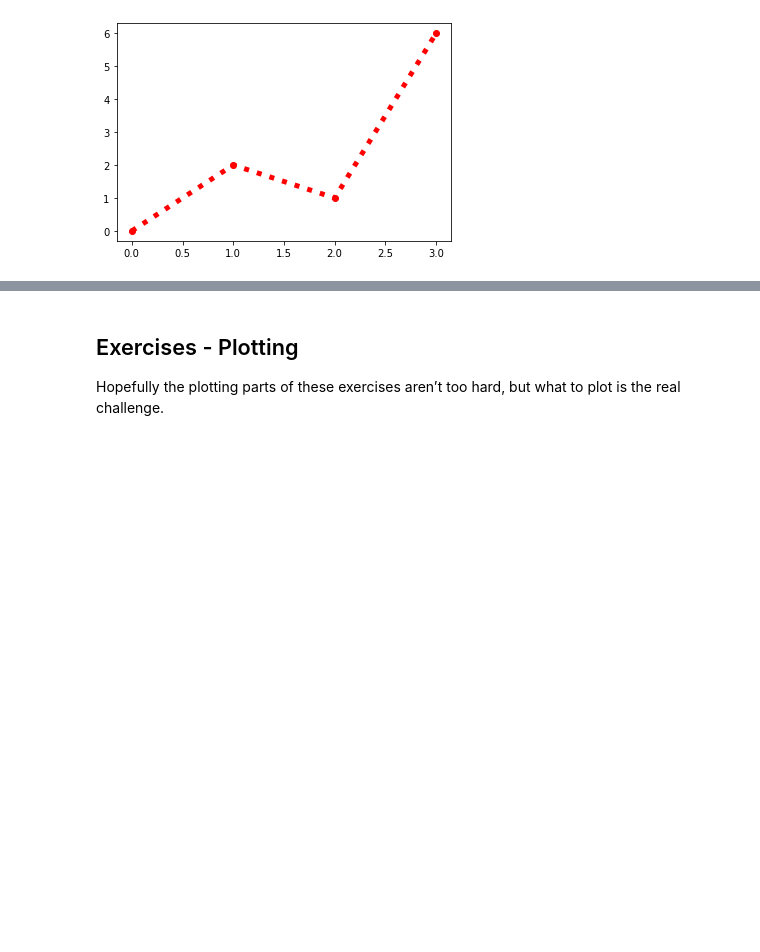
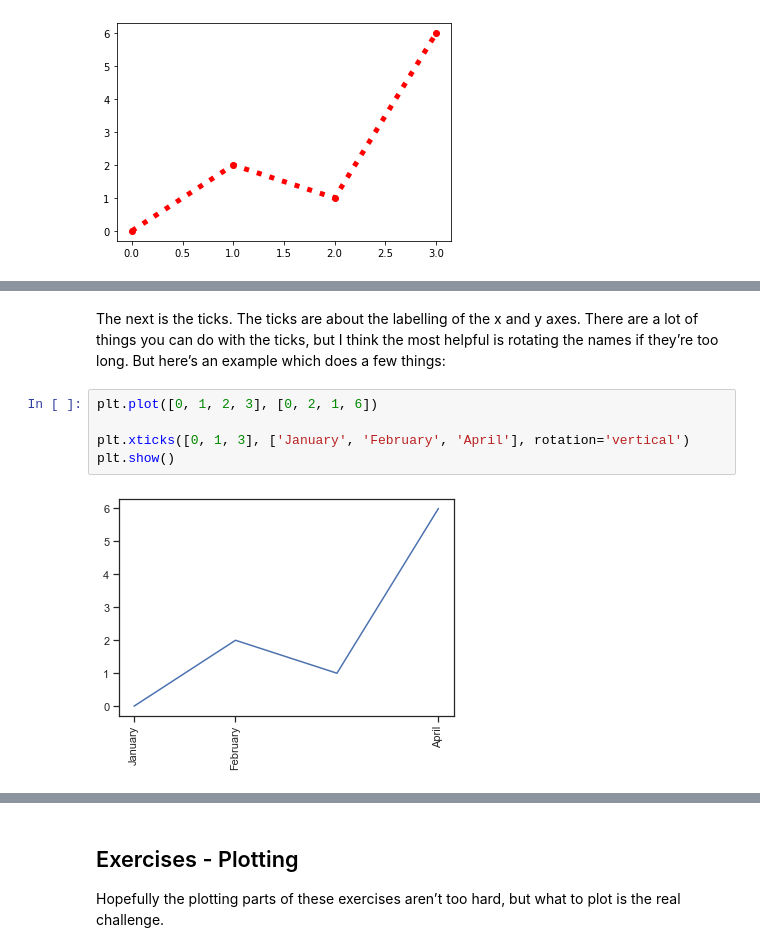
Before and after one commit to Aidan23Smith/Starting-with-Python, a Jupyter notebook: Python Basics.ipynb, the cells around one changed output, grey strips where cells are left out. Drawn from its saved outputs; the diff is of its cells as text; blank space fills up the shorter version.

```diff
--- a/Python Basics.ipynb
+++ b/Python Basics.ipynb
@@ -922,0 +946,9 @@ Seaborn is another library which has a lot of graphical tools - actually quite h
+# %% [markdown]
+The next is the ticks. The ticks are about the labelling of the x and y axes. There are a lot of things you can do with the ticks, but I think the most helpful is rotating the names if they’re too long. But here’s an example which does a few things:
+# %%
+plt.plot([0, 1, 2, 3], [0, 2, 1, 6])
+
+plt.xticks([0, 1, 3], ['January', 'February', 'April'], rotation='vertical')
+plt.show()
+# %% [output]
+[figure, added]
```
Also changed, not shown: parts of 41 cells of this notebook.
